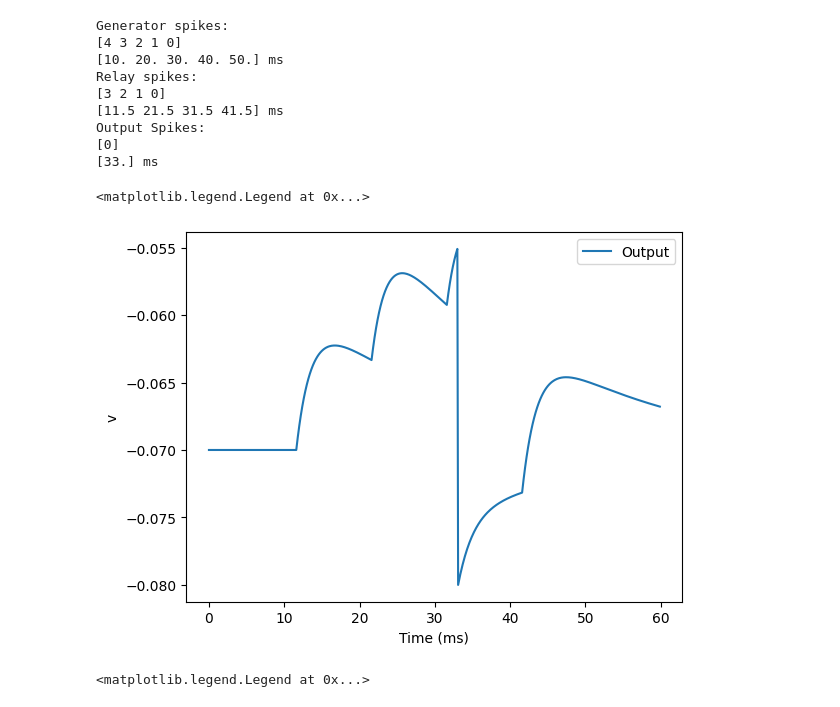
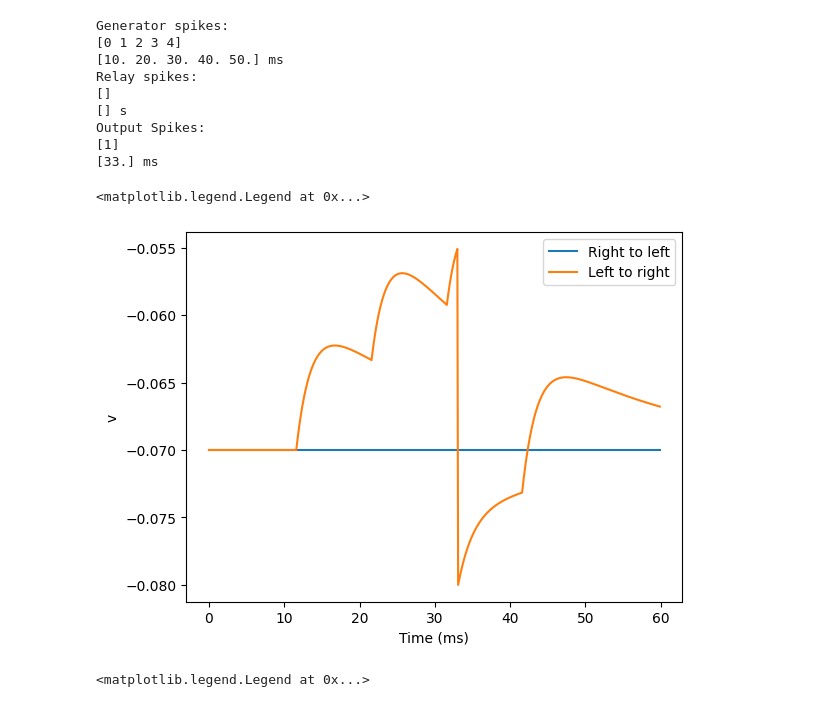
Before and after one commit to Lundsak/D7046E-SNN-project-Epsilon, a Jupyter notebook: brian2-test.ipynb, the cells around one changed output. Drawn from its saved outputs; the diff is of its cells as text; code cells hidden in the pictures.

```diff
--- a/brian2-test.ipynb
+++ b/brian2-test.ipynb
@@ -22,8 +22,8 @@ def visualise_connectivity(S):
     ylabel('Target neuron index')
 # %%
 start_scope()
-spikeArr = [4,3,2,1,0] #Right to left
-#spikeArr = [0,1,2,3,4] #Left to right
+#spikeArr = [4,3,2,1,0] #Right to left
+spikeArr = [0,1,2,3,4] #Left to right
 generator = SpikeGeneratorGroup(5, spikeArr, [10,20,30,40,50]*ms)
 generatorMonitor = SpikeMonitor(generator)
 
@@ -43,57 +43,72 @@ relay = NeuronGroup(4, equ, threshold=threshold, reset=v_reset, method=exact)
 relay.v = -70*mV
 inpToRel = Synapses(generator, relay, on_pre='I_syn += I_weight')
 inpToRel.connect(condition='j+1 == i')
-# visualise_connectivity(inpToRel)
+#visualise_connectivity(inpToRel)
 
-inhib = NeuronGroup(4, equ, threshold=threshold, reset=v_reset, method=exact)
+relay1 = NeuronGroup(4, equ, threshold=threshold, reset=v_reset, method=exact)
+relay1.v = -70*mV
+inpToRel1 = Synapses(generator, relay1, on_pre='I_syn += I_weight')
+inpToRel1.connect(condition='j == i')
+#visualise_connectivity(inpToRel1)
+
+inhib = NeuronGroup(5, equ, threshold=threshold, reset=v_reset, method=exact)
 inhib.v = -70*mV
 inpToIn = Synapses(generator, inhib, on_pre='I_syn += I_weight')
 inpToIn.connect(condition='j == i')
-# visualise_connectivity(inpToIn)
+#visualise_connectivity(inpToIn)
 
 inToRelay = Synapses(inhib, relay, on_pre='I_syn -= I_weight')
 inToRelay.connect(condition='j == i')
 # visualise_connectivity(inToRelay)
 
-output = NeuronGroup(1, equ, threshold=threshold, reset=v_reset, method=exact)
+inToRelay1 = Synapses(inhib, relay1, on_pre='I_syn -= I_weight')
+inToRelay1.connect(condition='j+1 == i')
+# visualise_connectivity(inToRelay1)
+
+output = NeuronGroup(2, equ, threshold=threshold, reset=v_reset, method=exact)
 output.v = -70*mV
 relayToOut = Synapses(relay, output, on_pre='I_syn += I_weight/3')
 relayToOut.connect(condition='j == 0')
-# visualise_connectivity(relayToOut)
+#visualise_connectivity(relayToOut)
+
+relay1ToOut = Synapses(relay1, output, on_pre='I_syn += I_weight/3')
+relay1ToOut.connect(condition='j == 1')
+#visualise_connectivity(relay1ToOut)
 
 relayMonitor = SpikeMonitor(relay)
 relayState = StateMonitor(relay, 'v', record=True)
 inhibState = StateMonitor(inhib, 'v', record=True)
 outputMonitor = SpikeMonitor(output)
 outputState = StateMonitor(output, 'v', record=True)
 
 run(60*ms)
 print("Generator spikes:")
 print(generatorMonitor.i[:])
 print(generatorMonitor.t[:])
 print("Relay spikes:")
 print(relayMonitor.i[:])
 print(relayMonitor.t[:])
 print("Output Spikes:")
 print(outputMonitor.i[:])
 print(outputMonitor.t[:])
 
-plot(outputState.t/ms, outputState.v[0], label='Output')
+plot(outputState.t/ms, outputState.v[0], label='Right to left')
+plot(outputState.t/ms, outputState.v[1], label='Left to right')
 xlabel('Time (ms)')
 ylabel('v')
 legend()
 # %% [output]
 Generator spikes:
-[4 3 2 1 0]
+[0 1 2 3 4]
 [10. 20. 30. 40. 50.] ms
 Relay spikes:
-[3 2 1 0]
-[11.5 21.5 31.5 41.5] ms
+[]
+[] s
 Output Spikes:
-[0]
+[1]
 [33.] ms
 <matplotlib.legend.Legend at 0x...>
-[figure, old version]
+[figure, new version]
 # %%
 plot(relayState.t/ms, relayState.v[0], label='Relay1')
 plot(relayState.t/ms, relayState.v[1], label='Relay2')
```
